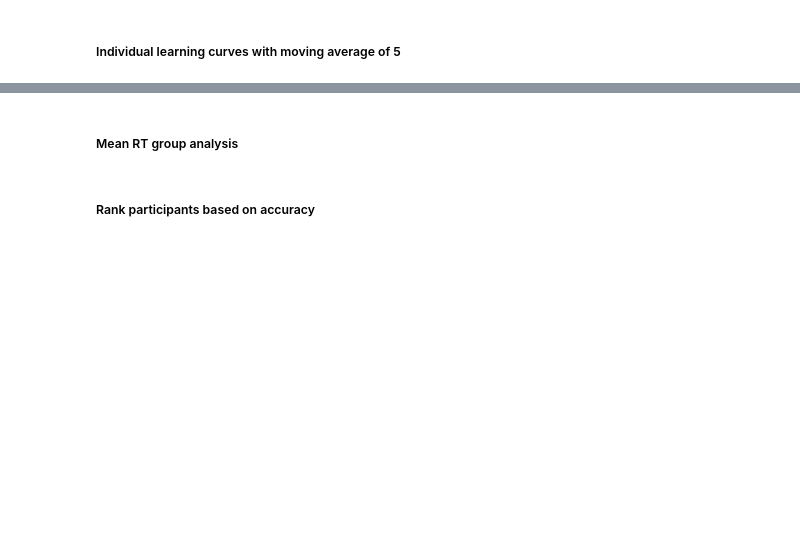
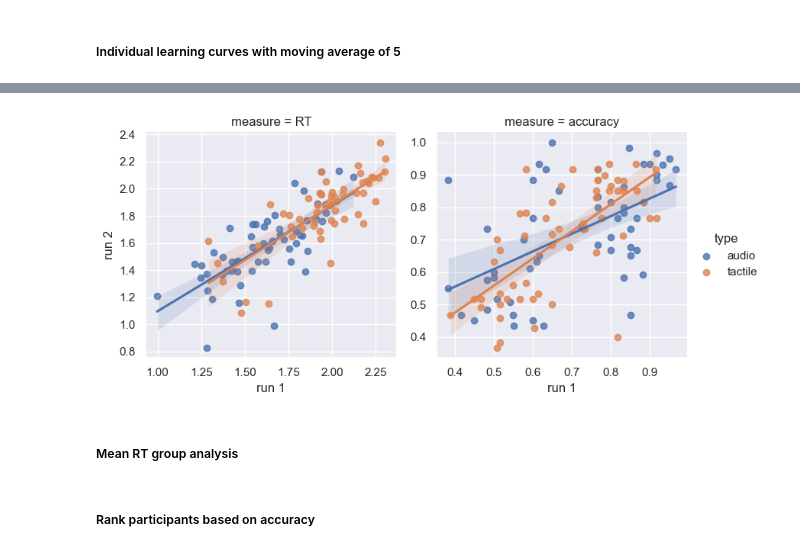
Before and after one commit to ruffgroup/multlearn, a Jupyter notebook: Modelling/Data analysis/accuracy_plots.ipynb, the cells around one changed output, grey strips where cells are left out. Saved outputs shown, nothing was run; the diff lists cells and outputs as text; code cells hidden in the pictures; blank space fills up the shorter version.

Commit message:
regression plot run 1 vs 2

```diff
--- a/Modelling/Data analysis/accuracy_plots.ipynb
+++ b/Modelling/Data analysis/accuracy_plots.ipynb
@@ -468,3 +536,7 @@ reg_RT_Acc()
+# %%
+reg_run1_run2()
+# %% [output]
+[figure, added]
 # %% [markdown]
 ##### Mean RT group analysis
 # %%
```
Also changed, not shown: parts of 8 cells of this notebook.
